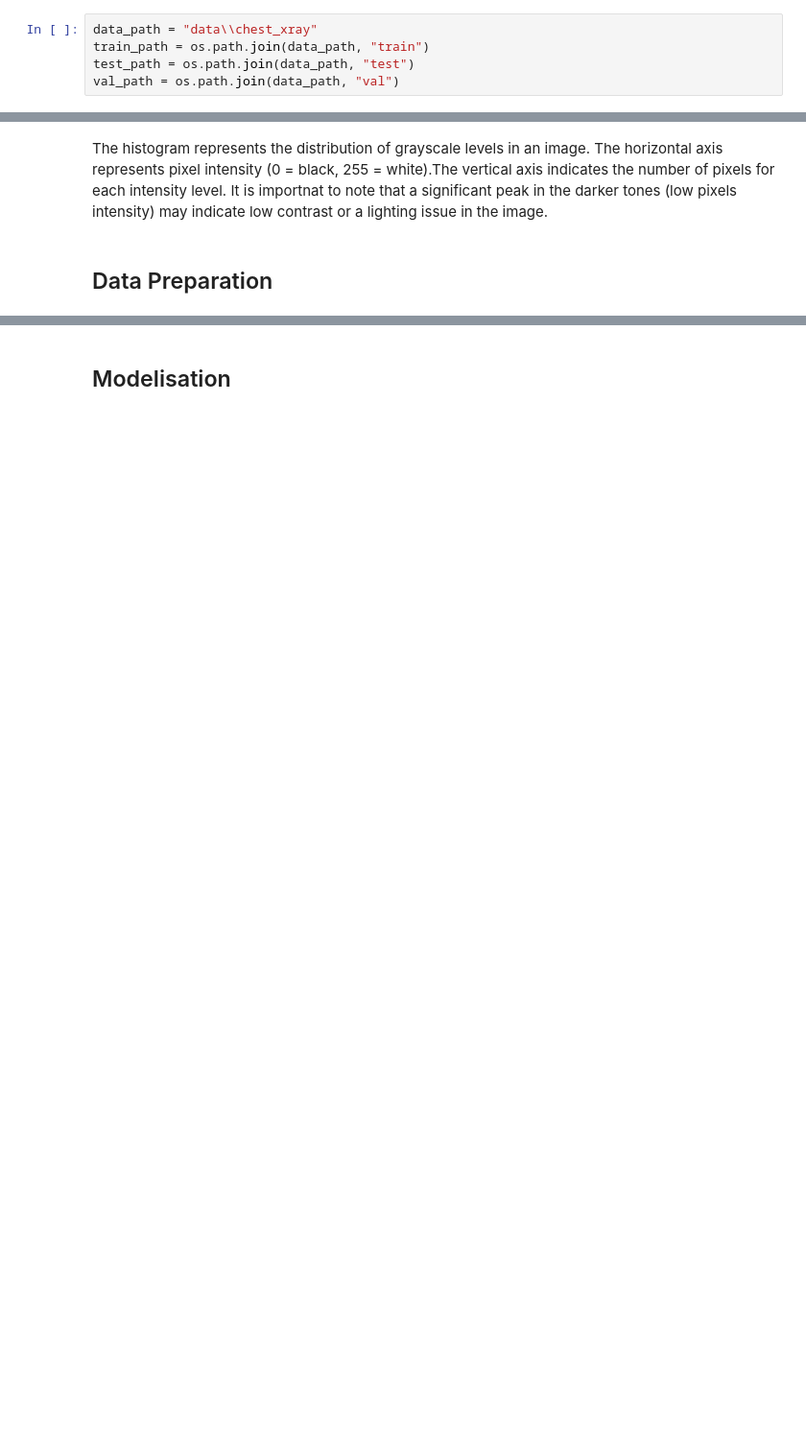
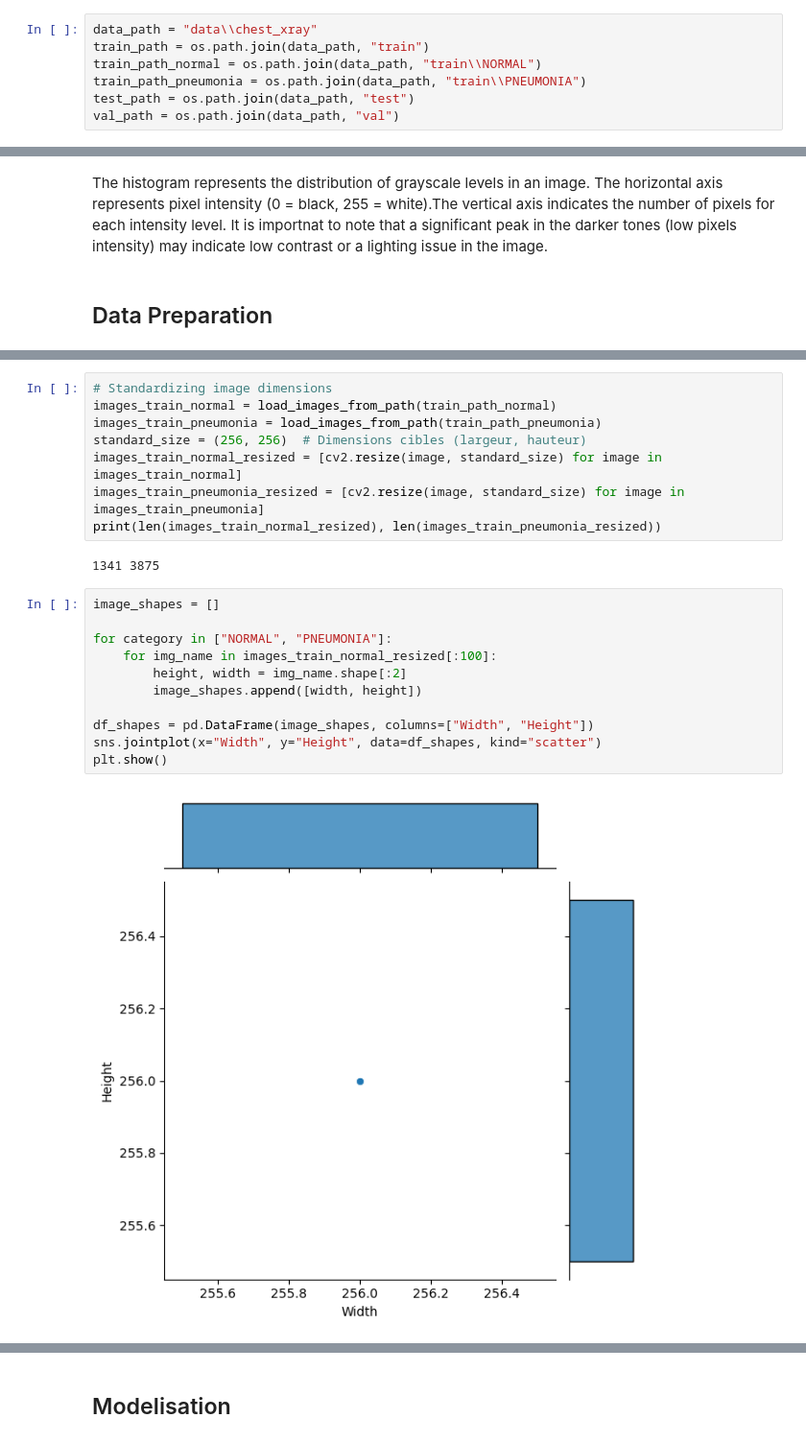
Before and after one commit to Upwood99/MRI, a Jupyter notebook: IMAGE_processing/IRM_processing.ipynb, the cells around one changed output, grey strips where cells are left out. Shown at 96% size. Cells and saved outputs as stored; diff of their text form; blank space fills up the shorter version.

Commit message:
Starting the Data preparation phase

```diff
--- a/IMAGE_processing/IRM_processing.ipynb
+++ b/IMAGE_processing/IRM_processing.ipynb
@@ -9,6 +9,8 @@ import seaborn as sns
 # %%
 data_path = "data\\chest_xray"
 train_path = os.path.join(data_path, "train")
+train_path_normal = os.path.join(data_path, "train\\NORMAL")
+train_path_pneumonia = os.path.join(data_path, "train\\PNEUMONIA")
 test_path = os.path.join(data_path, "test")
 val_path = os.path.join(data_path, "val")
 # %% [markdown]
@@ -109,0 +142,23 @@ It is importnat to note that a significant peak in the darker tones (low pixels
+# %%
+# Standardizing image dimensions
+images_train_normal = load_images_from_path(train_path_normal)
+images_train_pneumonia = load_images_from_path(train_path_pneumonia)
+standard_size = (256, 256)  # Dimensions cibles (largeur, hauteur)
+images_train_normal_resized = [cv2.resize(image, standard_size) for image in images_train_normal]
+images_train_pneumonia_resized = [cv2.resize(image, standard_size) for image in images_train_pneumonia]
+print(len(images_train_normal_resized), len(images_train_pneumonia_resized))
+# %% [output]
+1341 3875
+# %%
+image_shapes = []
+
+for category in ["NORMAL", "PNEUMONIA"]:
+    for img_name in images_train_normal_resized[:100]:
+        height, width = img_name.shape[:2]
+        image_shapes.append([width, height])
+
+df_shapes = pd.DataFrame(image_shapes, columns=["Width", "Height"])
+sns.jointplot(x="Width", y="Height", data=df_shapes, kind="scatter")
+plt.show()
+# %% [output]
+[figure, added]
```
Also changed, not shown: parts of 3 cells of this notebook.
